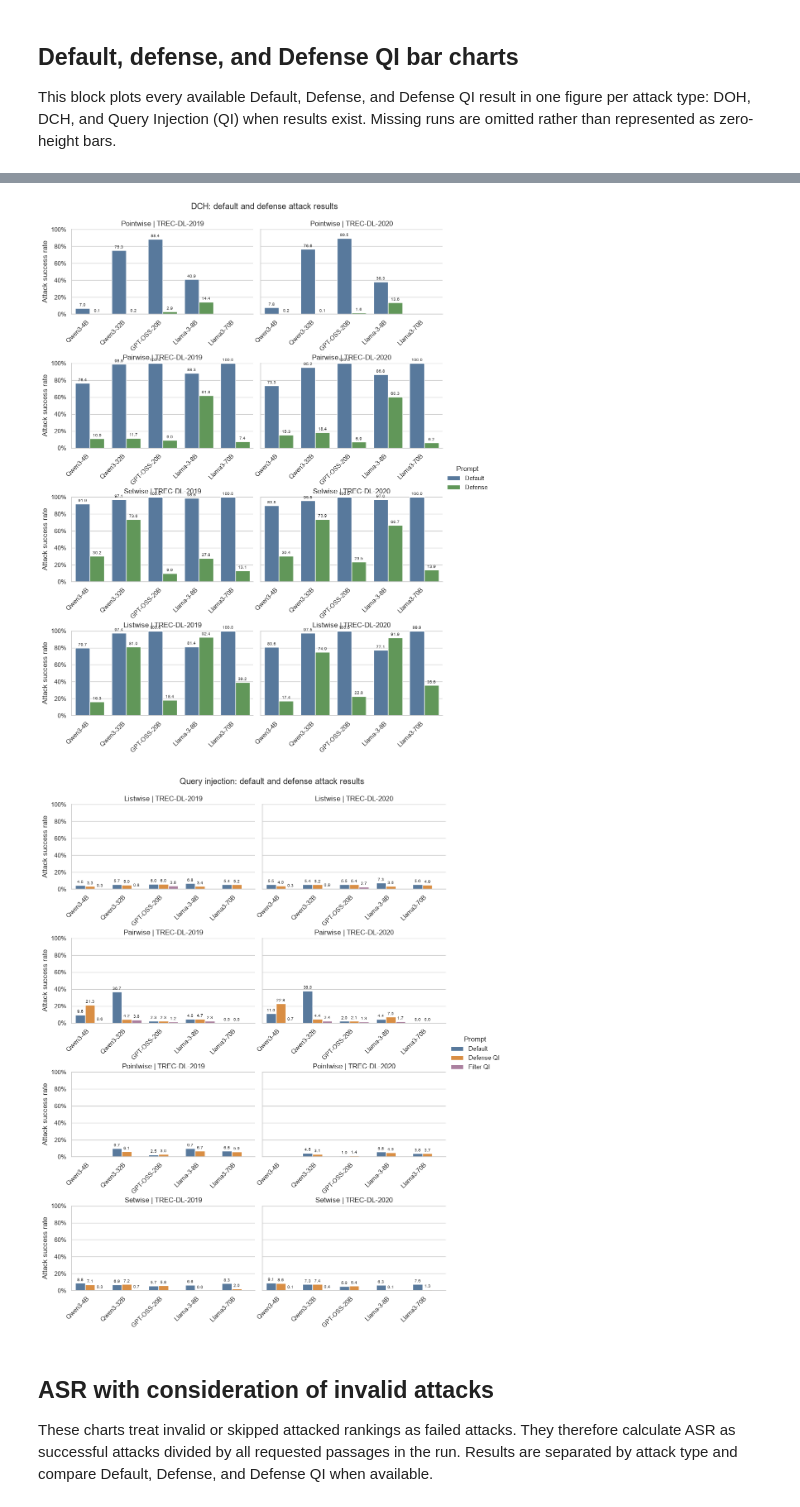
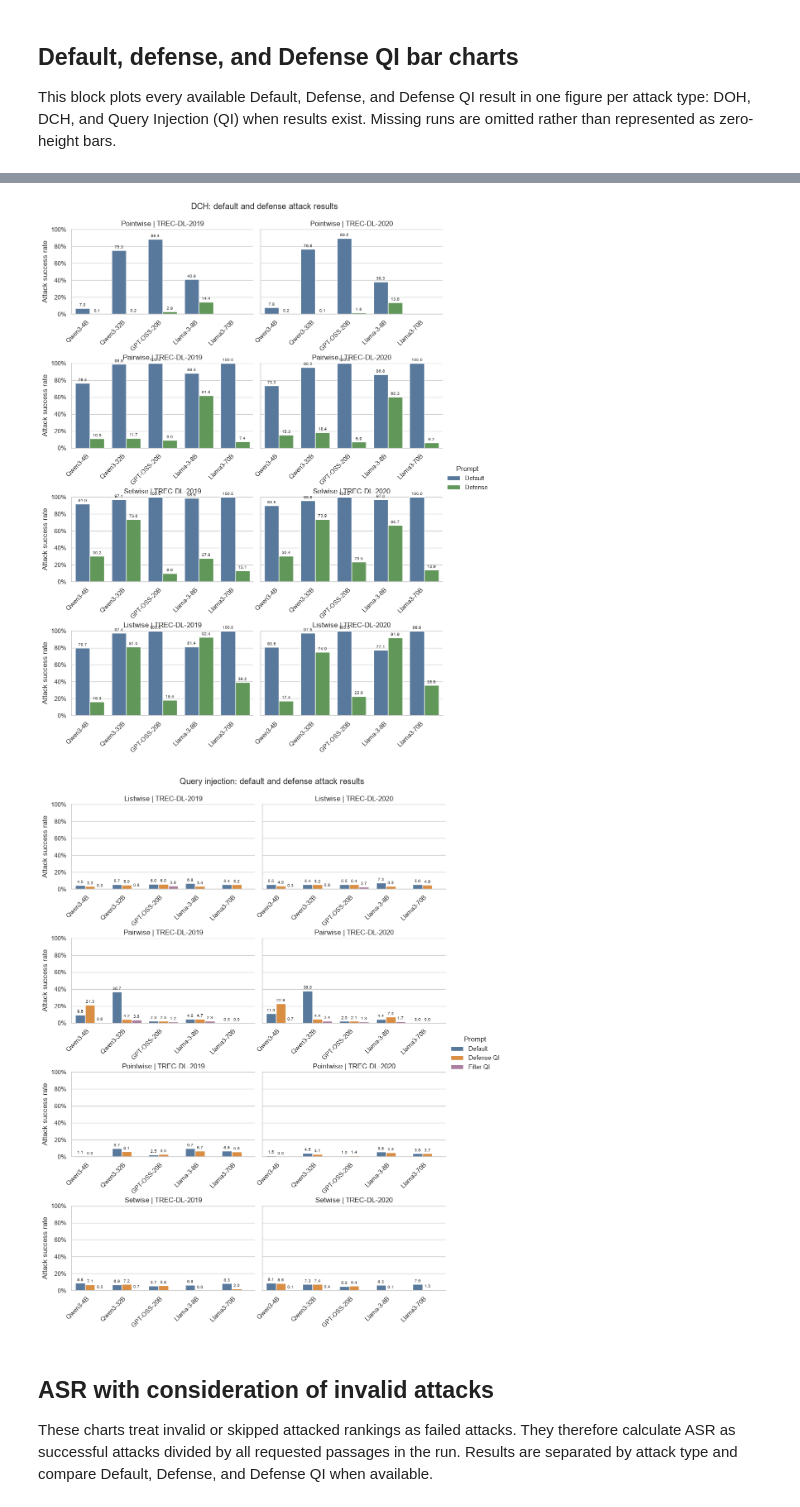
Before and after one commit to kaisergrimlock/LLM-Ranker-Attack, a Jupyter notebook: Results/attack_table_latex.ipynb, the cells around one changed output, grey strips where cells are left out. Saved outputs shown, nothing was run; the diff lists cells and outputs as text; code cells hidden in the pictures.

```diff
--- a/Results/attack_table_latex.ipynb
+++ b/Results/attack_table_latex.ipynb
@@ -430,7 +429,8 @@ from matplotlib.ticker import PercentFormatter
 
 plot_records = []
 for row in rows:
-    if row['Model'] not in INCLUDED_MODELS:
+    model = normalize_model(row['Model'])
+    if model not in INCLUDED_MODELS:
         continue
     for group, display_name in GROUPS:
         for attack in ATTACKS:
@@ -442,7 +442,7 @@ for row in rows:
                 plot_records.append(
                     {
                         'Dataset': row['Dataset'],
-                        'Model': normalize_model(row['Model']),
+                        'Model': model,
                         'Paradigm': display_name,
                         'Attack': attack,
                         'Prompt': prompt,
@@ -505,34 +505,34 @@ else:
             y='ASR (%)',
             hue='Prompt',
             hue_order=prompt_order,
             col='Dataset',
             row='Paradigm',
             order=[model for model in INCLUDED_MODELS if model in set(attack_data['Model'])],
             palette={'Default': '#4C78A8', 'Defense': '#59A14F', 'Defense QI': '#F28E2B', 'Filter QI': '#B279A2'},
             errorbar=None,
             height=3.2,
             aspect=1.55,
             sharey=True,
         )
         chart.set_axis_labels('', 'Attack success rate')
         chart.set_titles('{row_name} | {col_name}')
         chart.figure.suptitle(f'{attack}: default and defense attack results', y=1.02)
         for axis in chart.axes.flat:
             for container in axis.containers:
                 labels = [f'{bar.get_height():.1f}' for bar in container]
                 axis.bar_label(container, labels=labels, padding=2, fontsize=7)
             axis.set_ylim(0, 100)
             axis.yaxis.set_major_formatter(PercentFormatter(xmax=100))
             axis.tick_params(axis='x', labelbottom=True, labelrotation=45)
             for label in axis.get_xticklabels():
                 label.set_horizontalalignment('right')
         chart.figure.subplots_adjust(hspace=0.58)
         slug = attack.lower().replace(' ', '_')
         plt.show()
 # %% [output]
 [figure]
 [figure]
-[figure, old version]
+[figure, new version]
 # %% [markdown]
 ## ASR with consideration of invalid attacks
 
```
Also changed, not shown: parts of 6 cells of this notebook, 8 other files.
